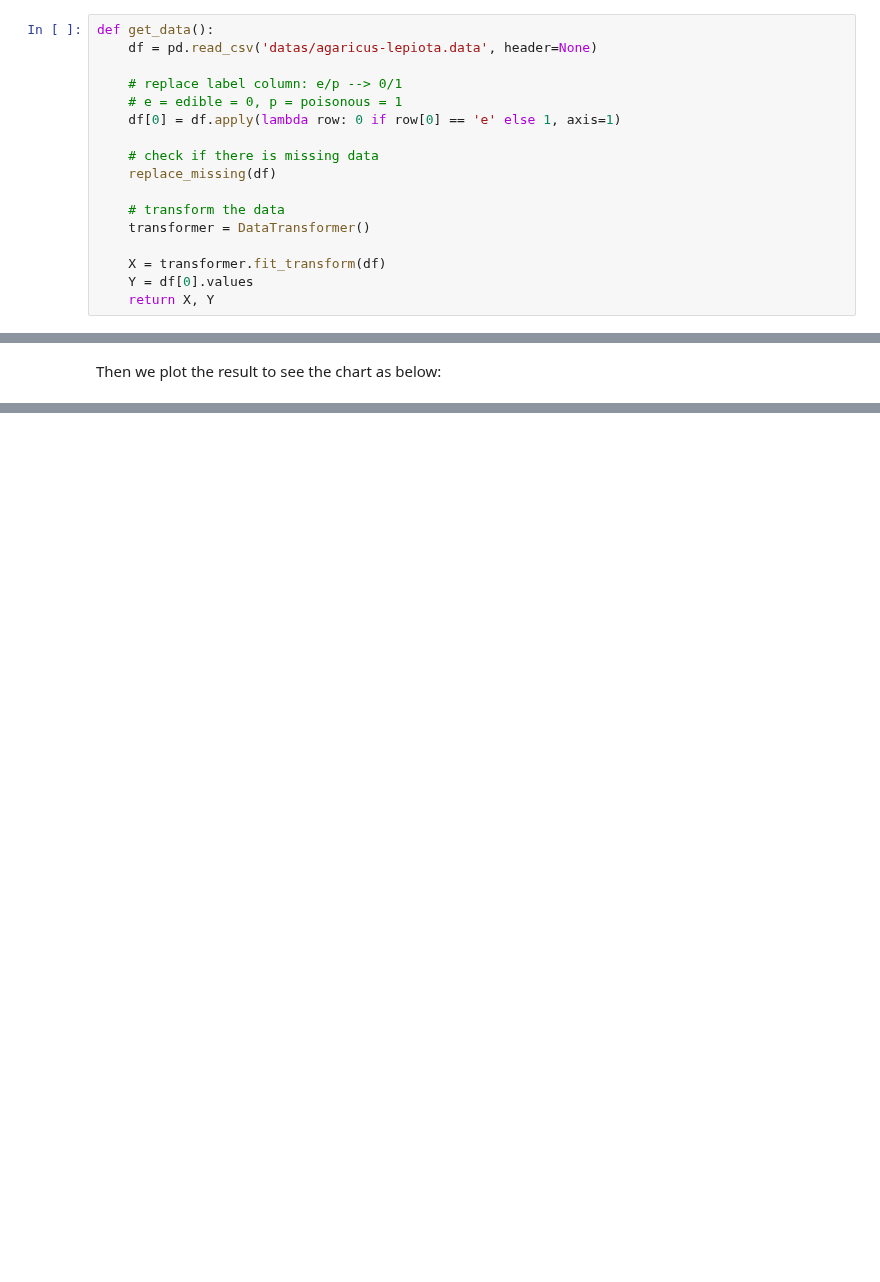
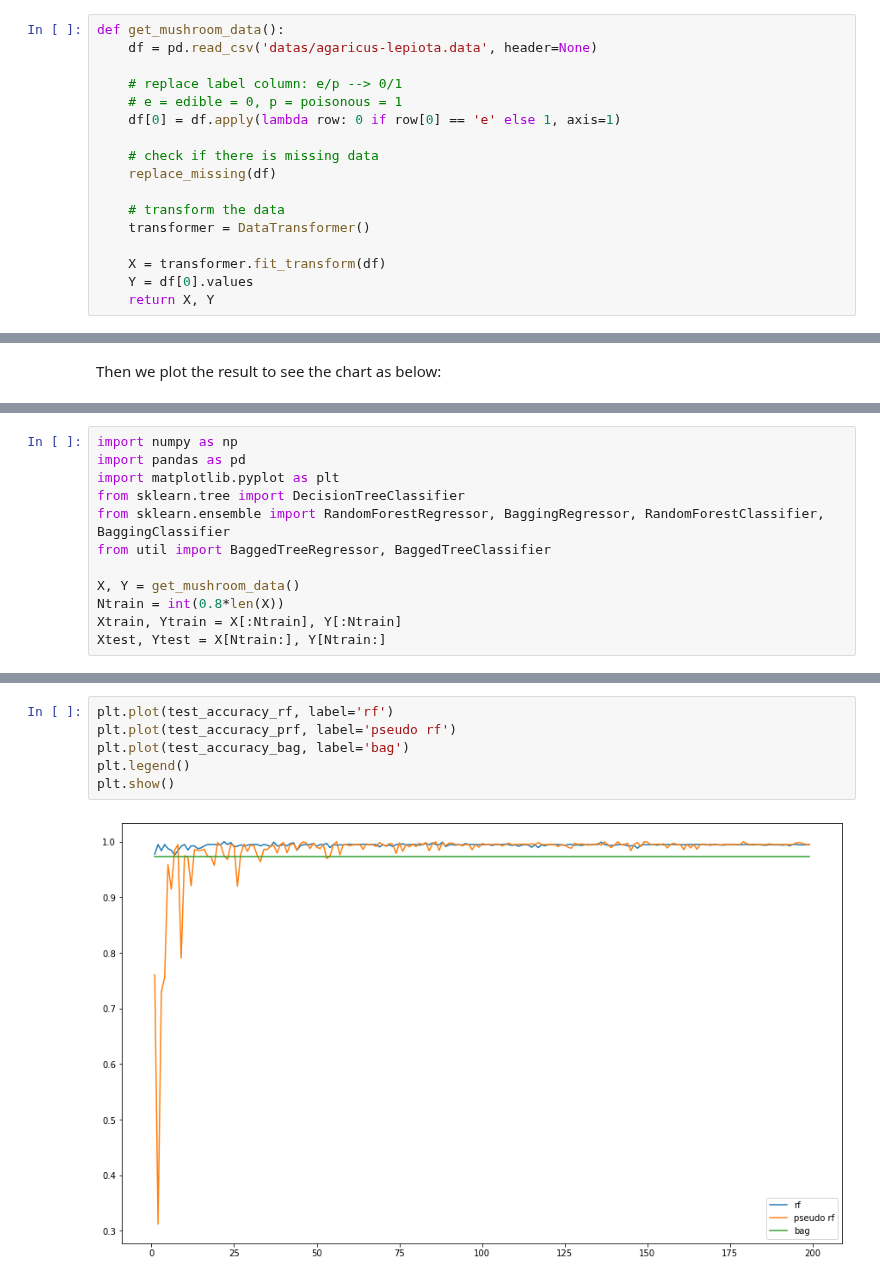
Before and after one commit to johnklee/ml_articles, a Jupyter notebook: udemy/EnsembleMachineLearningInPython/Section4_RandomForest.ipynb, the cells around one changed output, grey strips where cells are left out. Drawn from its saved outputs; the diff is of its cells as text; blank space fills up the shorter version.

```diff
--- a/udemy/EnsembleMachineLearningInPython/Section4_RandomForest.ipynb
+++ b/udemy/EnsembleMachineLearningInPython/Section4_RandomForest.ipynb
@@ -317,7 +317,7 @@ def replace_missing(df):
 # %% [markdown]
 Here we define a function to retrieve data:
 # %%
-def get_data():
+def get_mushroom_data():
     df = pd.read_csv('datas/agaricus-lepiota.data', header=None)
 
     # replace label column: e/p --> 0/1
@@ -415,0 +421,12 @@ We can notice that the testing error doesn't increase when the number of tree in
+# %%
+import numpy as np
+import pandas as pd
+import matplotlib.pyplot as plt
+from sklearn.tree import DecisionTreeClassifier
+from sklearn.ensemble import RandomForestRegressor, BaggingRegressor, RandomForestClassifier, BaggingClassifier
+from util import BaggedTreeRegressor, BaggedTreeClassifier
+
+X, Y = get_mushroom_data()
+Ntrain = int(0.8*len(X))
+Xtrain, Ytrain = X[:Ntrain], Y[:Ntrain]
+Xtest, Ytest = X[Ntrain:], Y[Ntrain:]
@@ -415,0 +577,8 @@ We can notice that the testing error doesn't increase when the number of tree in
+# %%
+plt.plot(test_accuracy_rf, label='rf')
+plt.plot(test_accuracy_prf, label='pseudo rf')
+plt.plot(test_accuracy_bag, label='bag')
+plt.legend()
+plt.show()
+# %% [output]
+[figure, added]
```
Also changed, not shown: parts of 14 cells of this notebook, 3 other files.
